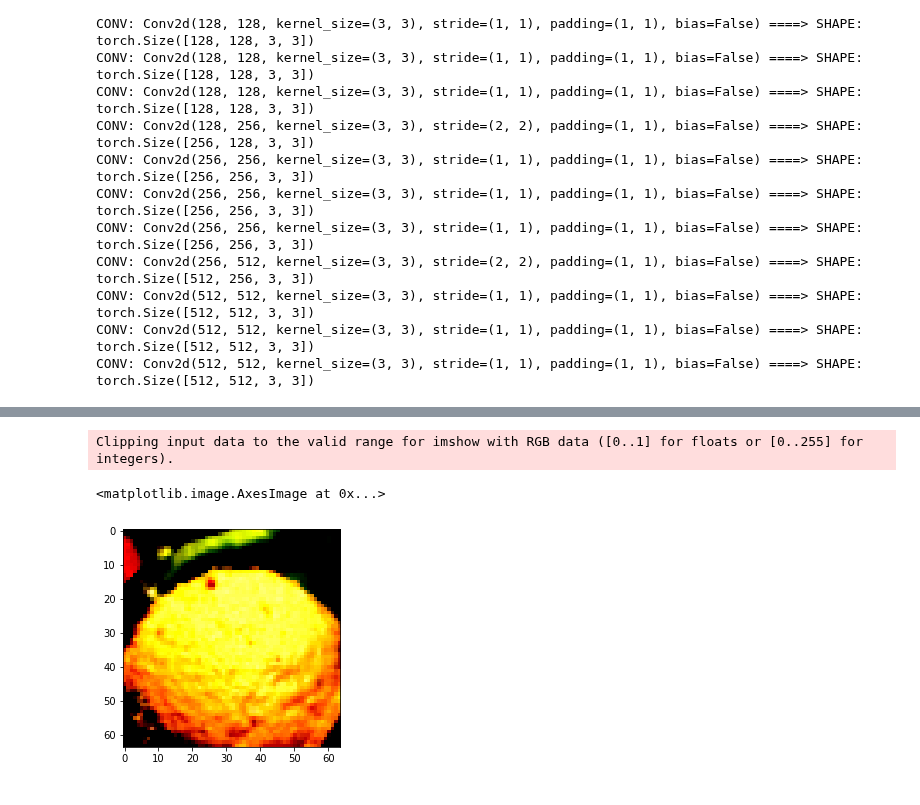
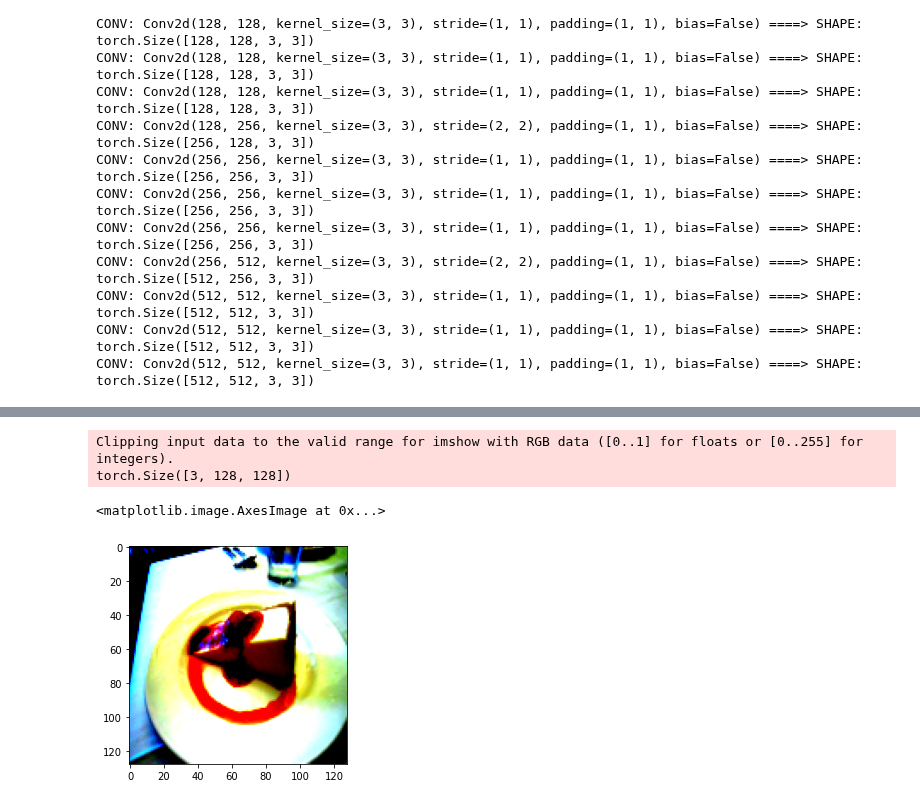
Before and after one commit to Theodoru/DD2424-Project-copy, a Jupyter notebook: visualization.ipynb, the cells around one changed output, grey strips where cells are left out. Saved outputs shown, nothing was run; the diff lists cells and outputs as text; code cells hidden in the pictures.

```diff
--- a/visualization.ipynb
+++ b/visualization.ipynb
@@ -136,9 +121,24 @@ torch.Size([1, 3, 64, 64])
-# %%
-plt.imshow(img.permute(1,2,0))
-# %% [output]
-Clipping input data to the valid range for imshow with RGB data ([0..1] for floats or [0..255] for integers).
-<matplotlib.image.AxesImage at 0x...>
-[figure, removed]
+# %%
+from PIL import Image
+from torch.autograd import Variable
+def image_loader(image_name):
+    """load image, returns cuda tensor"""
+    image = Image.open(image_name)
+    image = transform(image).float()
+    image = Variable(image, requires_grad=False)
+    image = image.unsqueeze(0)  #this is for VGG, may not be needed for ResNet
+    return image  #assumes that you're using GPU
+
+image = image_loader("data/images/test/cheesecake/102854.jpg")
+
+print(image[0].shape)
+img_numpy = image.detach().numpy()
+plt.imshow(image[0].permute(1,2,0))
+# %% [output]
+Clipping input data to the valid range for imshow with RGB data ([0..1] for floats or [0..255] for integers).
+torch.Size([3, 128, 128])
+<matplotlib.image.AxesImage at 0x...>
+[figure, added]
 # %%
 # pass the image through all the layers
 results = [conv_layers[0](img4d)]
```
Also changed, not shown: parts of 6 cells of this notebook.
